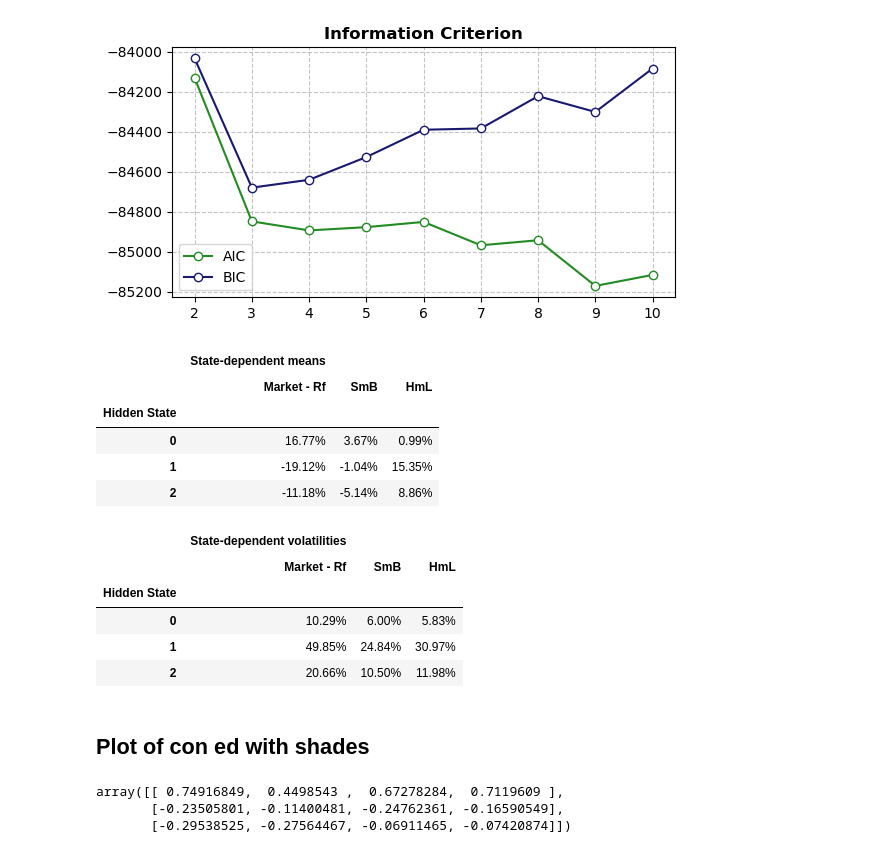
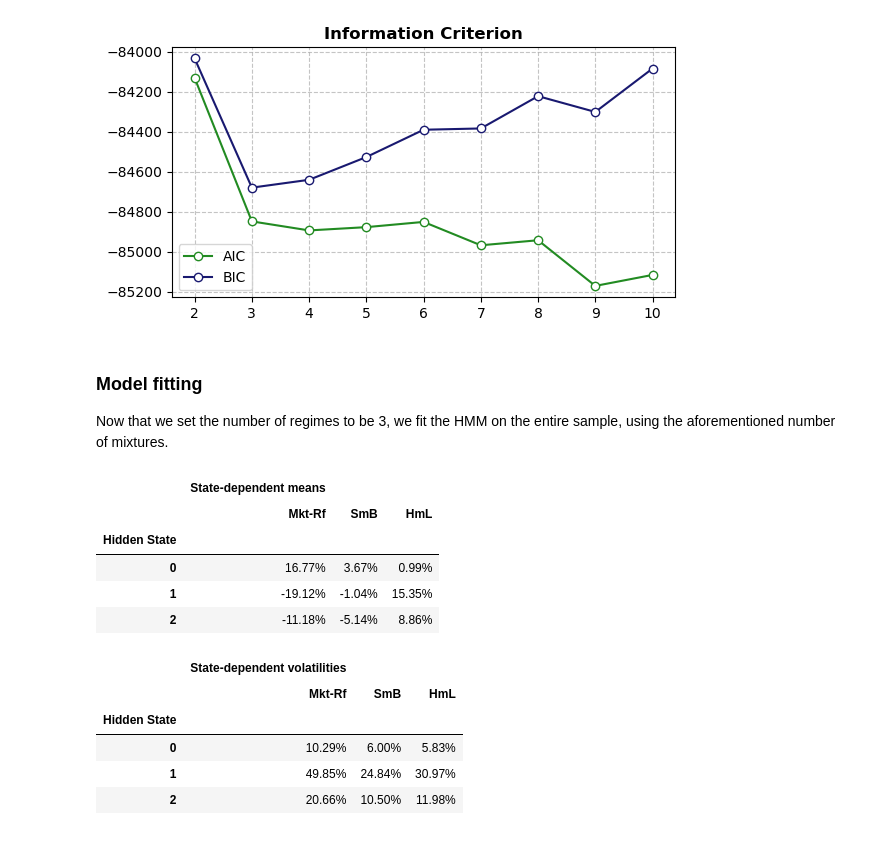
Before and after one commit to fcoibanez/regimeaware, a Jupyter notebook: notebooks/betas.ipynb, the cells around one changed output. Drawn from its saved outputs; the diff is of its cells as text; code cells hidden in the pictures.

```diff
--- a/notebooks/betas.ipynb
+++ b/notebooks/betas.ipynb
@@ -9,24 +16,12 @@ import os
 from scipy.linalg import block_diag
 import statsmodels.api as sm
 import matplotlib.pyplot as plt
-import warnings
-import statsmodels.api as sm
-warnings.simplefilter('ignore')
+# import warnings
+import matplotlib.ticker as mtick
+# warnings.simplefilter('ignore')
 
 fldr = os.path.abspath(os.path.join(os.getcwd(), '..'))
 start_dt = datetime(1926, 12, 31)
 end_dt = datetime(2020, 3, 31)
 freq = 'W'
-aesthetic_labels = {'mktrf': 'Market - Rf', 'smb': 'SmB', 'hml': 'HmL'}
-
-# Fama-French factors
-rt_ff = pd.read_pickle(f'{fldr}/data/ff.pkl')
-rt_ff = rt_ff.add(1).groupby(pd.Grouper(freq=freq)).prod().sub(1)
-rt_ff = rt_ff.loc[start_dt:end_dt]
-
-# Stock returns (Con Edison, permno: 11404)
-# General-Electric 12060
-# Coca-cola 11308
-rt = pd.read_pickle(f'{fldr}/data/rt_sp.pkl').loc[start_dt:end_dt, 11308]
-rt = rt.add(1).groupby(pd.Grouper(freq=freq)).prod().sub(1)
-er = rt - rt_ff['rf']
+aesthetic_labels = {'mktrf': 'Mkt-Rf', 'smb': 'SmB', 'hml': 'HmL'}
@@ -101,39 +88,41 @@ ax.legend(['AIC', 'BIC'])
 # %% [output]
 <matplotlib.legend.Legend at 0x...>
 [figure]
+# %% [markdown]
+### Model fitting
+Now that we set the number of regimes to be 3, we fit the HMM on the entire sample, using the aforementioned number of mixtures.
 # %%
 # Model fitting
 trn = rt_ff[['mktrf', 'smb', 'hml']]  # Training set
 m = 3  # Number of regimes
-k = trn.shape[1]  # Number of factors
 
 model = GaussianHMM(n_components=m, covariance_type="diag", n_iter=1000, min_covar=1e-10, algorithm='viterbi', random_state=0)
 model.fit(trn)
-emission_prob = pd.DataFrame(model.predict_proba(trn), index=trn.index)
+
+# Emmission probabilities matrix
+Gamma = model.predict_proba(trn)
 
 # Results tables
-cols = pd.MultiIndex.from_tuples([('State-dependent means', asthetic_labels[x]) for x in trn.columns])
+cols = pd.MultiIndex.from_tuples([('State-dependent means', aesthetic_labels[x]) for x in trn.columns])
 table_means = pd.DataFrame(model.means_, columns=cols)
 table_means.index.name = 'Hidden State'
 display(table_means.mul(52).apply(lambda x: x.map('{:.2%}'.format)))
 
 print('\n')
-cols = pd.MultiIndex.from_tuples([('State-dependent volatilities', asthetic_labels[x]) for x in trn.columns])
+cols = pd.MultiIndex.from_tuples([('State-dependent volatilities', aesthetic_labels[x]) for x in trn.columns])
 table_vols = pd.DataFrame([np.diag(model.covars_[i]) for i in range(m)], columns=cols).apply(np.sqrt)
 table_vols.index.name = 'Hidden State'
 display(table_vols.mul(np.sqrt(52)).apply(lambda x: x.map('{:.2%}'.format)))
 # %% [output]
 |  | State-dependent means |  |  |
-|  | Market - Rf | SmB | HmL |
+|  | Mkt-Rf | SmB | HmL |
 | Hidden State |  |  |  |
 | 0 | 16.77% | 3.67% | 0.99% |
 | 1 | -19.12% | -1.04% | 15.35% |
 | 2 | -11.18% | -5.14% | 8.86% |
 |  | State-dependent volatilities |  |  |
-|  | Market - Rf | SmB | HmL |
+|  | Mkt-Rf | SmB | HmL |
 | Hidden State |  |  |  |
 | 0 | 10.29% | 6.00% | 5.83% |
 | 1 | 49.85% | 24.84% | 30.97% |
 | 2 | 20.66% | 10.50% | 11.98% |
-# %% [markdown]
-## Plot of con ed with shades
@@ -146,6 +128,0 @@ Theta = I @ np.linalg.inv(M.T @ Omega @ M) @ M.T @ Omega @ delta
-# %%
-Theta
-# %% [output]
-array([[ 0.74916849,  0.4498543 ,  0.67278284,  0.7119609 ],
-       [-0.23505801, -0.11400481, -0.24762361, -0.16590549],
-       [-0.29538525, -0.27564467, -0.06911465, -0.07420874]])
```
Also changed, not shown: parts of 18 cells of this notebook.
